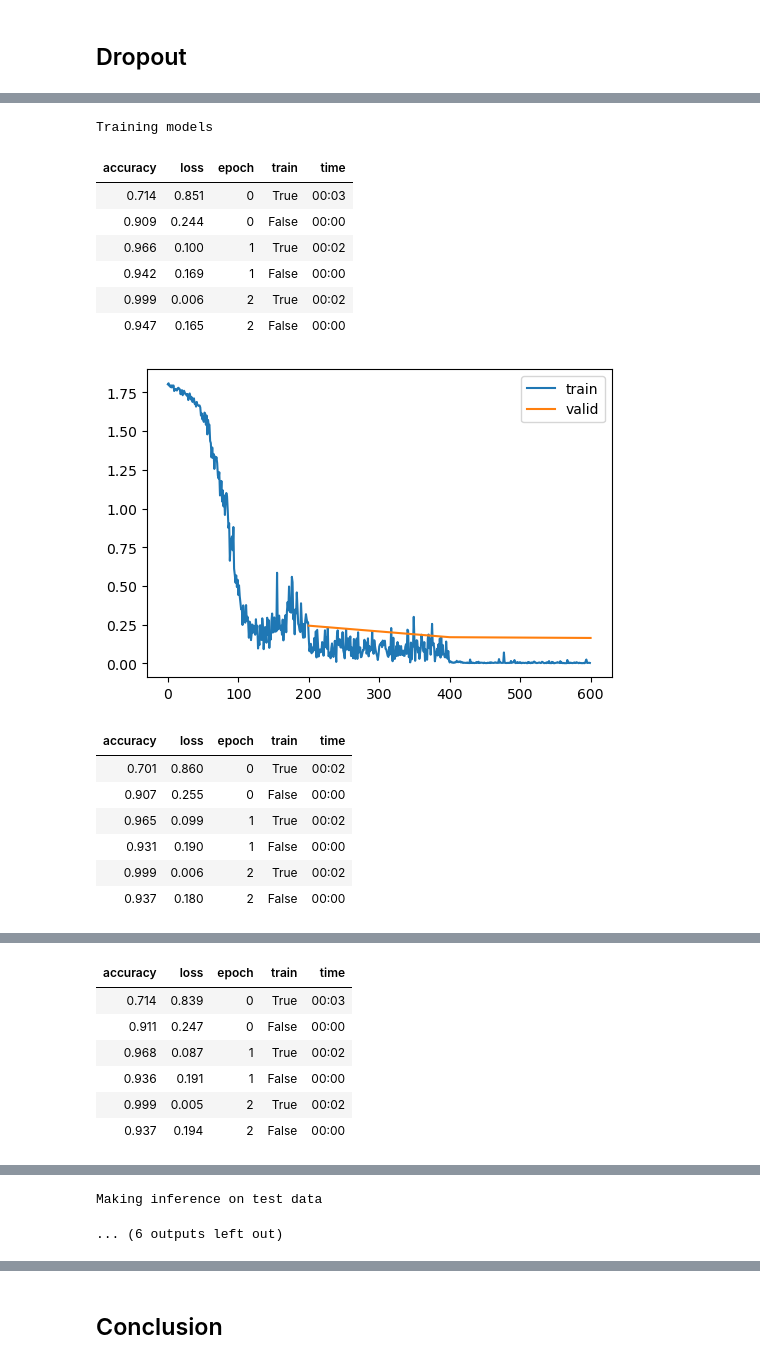
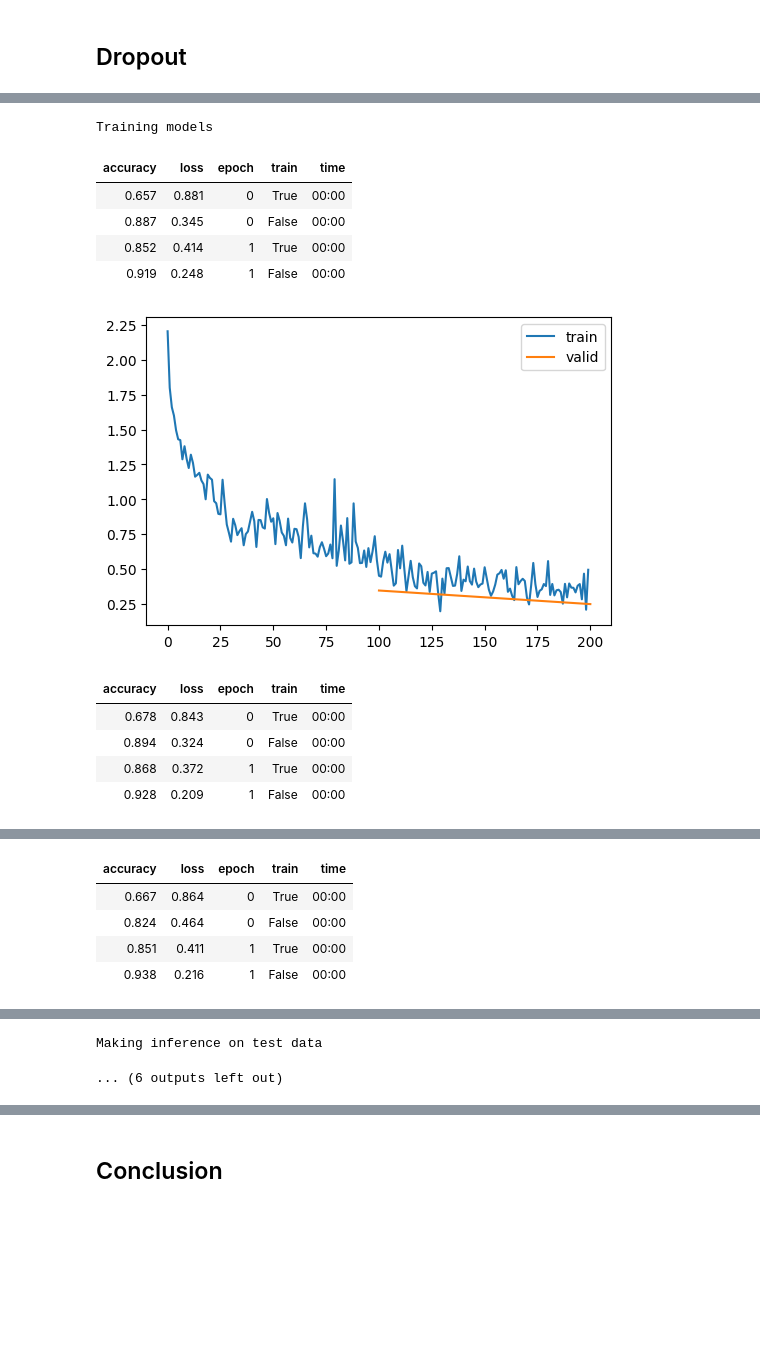
Before and after one commit to galopyz/hprc, a Jupyter notebook: circadian7.ipynb, the cells around one changed output, grey strips where cells are left out. Cells and saved outputs as stored; diff of their text form; code cells hidden in the pictures; blank space fills up the shorter version.

```diff
--- a/circadian7.ipynb
+++ b/circadian7.ipynb
@@ -100,12 +112,14 @@ trn_dep,val_dep = t_dep[trn_split],t_dep[val_split]
 # %% [markdown]
 Pretty much the same as the previous approach with bulk data as the test data.
 # %%
-trn_dl = DataLoader(list(zip(trn_indep, trn_dep)), batch_size=64, shuffle=True)
-val_dl = DataLoader(list(zip(val_indep, val_dep)), batch_size=64, shuffle=False)
+bs = 128
+
+trn_dl = DataLoader(list(zip(trn_indep, trn_dep)), batch_size=bs, shuffle=True, num_workers=4)
+val_dl = DataLoader(list(zip(val_indep, val_dep)), batch_size=bs, shuffle=False, num_workers=4)
 dls = DataLoaders(trn_dl, val_dl)
 dt = dls.train
 # %%
-tst_dl = DataLoader(list(zip(tst_indep, tst_dep)), shuffle=False)
+tst_dl = DataLoader(list(zip(tst_indep, tst_dep)), shuffle=False, num_workers=4)
 # %%
 metrics = MetricsCB(accuracy=MulticlassAccuracy(device='cpu'))
 astats = ActivationStats(nn.ReLU)
@@ -813,0 +986,16 @@ Making inference on test data
+# %%
+def get_model():
+    return nn.Sequential(*[
+    nn.Linear(9481, 100),
+    nn.BatchNorm1d(100),
+    nn.ReLU(),
+    nn.Dropout(),
+    nn.Linear(100, 100),
+    nn.BatchNorm1d(100),
+    nn.ReLU(),
+    nn.Dropout(),
+    nn.Linear(100, 6),
+    nn.BatchNorm1d(6)
+]).apply(init_params)
+# %%
+TrainLearner(get_model(), dls, F.cross_entropy, cbs=DeviceCB()).lr_find()
@@ -814,23 +1004,19 @@ Making inference on test data
 # %%
-lr, epochs = 1e-3, 3
+lr, epochs = 1, 2
 tmax = epochs * len(dls.train)
 sched = partial(lr_scheduler.OneCycleLR, max_lr=lr, total_steps=tmax)
 xtra = [BatchSchedCB(sched)]
-ensemble_model(nlearn, epochs=epochs, lr=lr, cbs=cbs+xtra, opt_func=optim.AdamW)
+ensemble_model(nlearn, get_model, epochs=epochs, lr=lr, cbs=cbs+xtra, opt_func=optim.AdamW)
 # %% [output]
 Training models
 | accuracy | loss | epoch | train | time |
-| 0.714 | 0.851 | 0 | True | 00:03 |
-| 0.909 | 0.244 | 0 | False | 00:00 |
-| 0.966 | 0.100 | 1 | True | 00:02 |
-| 0.942 | 0.169 | 1 | False | 00:00 |
-| 0.999 | 0.006 | 2 | True | 00:02 |
-| 0.947 | 0.165 | 2 | False | 00:00 |
+| 0.657 | 0.881 | 0 | True | 00:00 |
+| 0.887 | 0.345 | 0 | False | 00:00 |
+| 0.852 | 0.414 | 1 | True | 00:00 |
+| 0.919 | 0.248 | 1 | False | 00:00 |
-[figure, old version]
+[figure, new version]
 | accuracy | loss | epoch | train | time |
-| 0.701 | 0.860 | 0 | True | 00:02 |
-| 0.907 | 0.255 | 0 | False | 00:00 |
-| 0.965 | 0.099 | 1 | True | 00:02 |
-| 0.931 | 0.190 | 1 | False | 00:00 |
-| 0.999 | 0.006 | 2 | True | 00:02 |
-| 0.937 | 0.180 | 2 | False | 00:00 |
+| 0.678 | 0.843 | 0 | True | 00:00 |
+| 0.894 | 0.324 | 0 | False | 00:00 |
+| 0.868 | 0.372 | 1 | True | 00:00 |
+| 0.928 | 0.209 | 1 | False | 00:00 |
@@ -838,7 +1024,5 @@ Training models
 | accuracy | loss | epoch | train | time |
-| 0.714 | 0.839 | 0 | True | 00:03 |
-| 0.911 | 0.247 | 0 | False | 00:00 |
-| 0.968 | 0.087 | 1 | True | 00:02 |
-| 0.936 | 0.191 | 1 | False | 00:00 |
-| 0.999 | 0.005 | 2 | True | 00:02 |
-| 0.937 | 0.194 | 2 | False | 00:00 |
+| 0.667 | 0.864 | 0 | True | 00:00 |
+| 0.824 | 0.464 | 0 | False | 00:00 |
+| 0.851 | 0.411 | 1 | True | 00:00 |
+| 0.938 | 0.216 | 1 | False | 00:00 |
```
Also changed, not shown: parts of 35 cells of this notebook, 1 other file.
